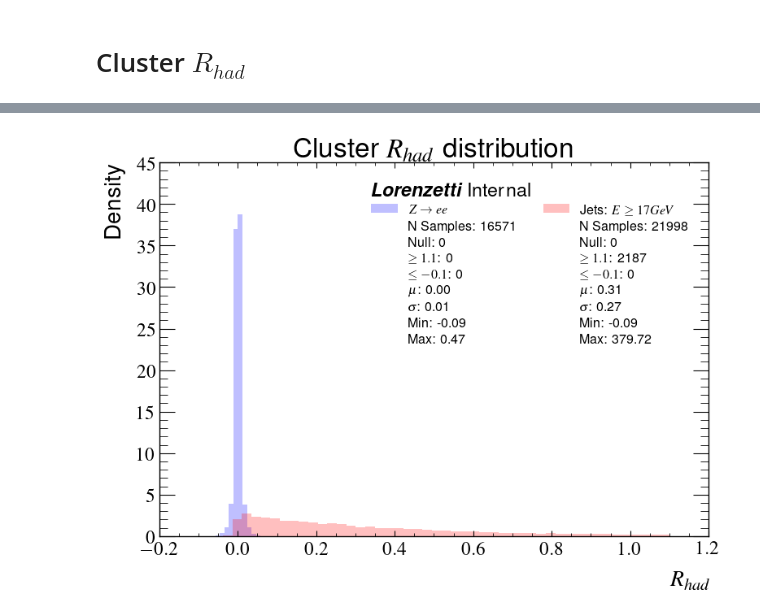
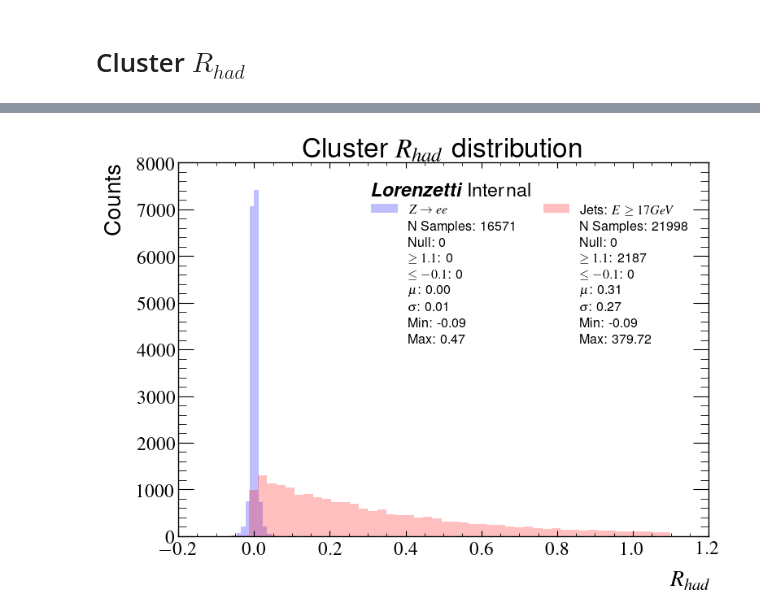
Before and after one commit to lucasbanunes/boosted-lorenzetti, a Jupyter notebook: cluster_profile.ipynb, the cells around one changed output, grey strips where cells are left out. Drawn from its saved outputs; the diff is of its cells as text; code cells hidden in the pictures.

```diff
--- a/cluster_profile.ipynb
+++ b/cluster_profile.ipynb
@@ -199,8 +226,17 @@ fig.savefig(output_dir/'cl_eta_distribution.png', bbox_inches='tight', dpi=300)
 # %% [markdown]
 # Cluster $\phi$
 # %%
+density = False
 col_name = 'cl_phi'
 xlabel = '$\\phi$'
+
+if density:
+    filename = 'cl_phi_distribution_density.png'
+    ylabel = 'Density'
+else:
+    filename = 'cl_phi_distribution.png'
+    ylabel = 'Counts'
+
 fig, ax = plt.subplots()
 for name, dataset_info in datasets.items():
     logging.info(f'Plotting dataset {name}')
@@ -212,14 +248,14 @@ for name, dataset_info in datasets.items():
         metrics=False,
         ax_set=dict(
             xlabel=xlabel,
-            ylabel='Density',
+            ylabel=ylabel,
             title=f'Cluster {xlabel} distribution',
         ),
         hist_kwargs=dict(
             histtype='stepfilled',
             label=dataset_info['label'],
             color=dataset_info['color'],
-            density=True,
+            density=density,
             alpha=0.25
         )
     )
@@ -237,5 +273,5 @@ ax.legend(
     title_fontproperties=dict(size='large')
 )
 fig.tight_layout()
-fig.savefig(output_dir/'cl_phi_distribution.png', bbox_inches='tight', dpi=300)
+fig.savefig(output_dir/filename, bbox_inches='tight', dpi=300)
 # %% [output]
@@ -299,8 +345,17 @@ fig.savefig(output_dir/'cl_eratio_distribution.png', bbox_inches='tight', dpi=30
 [figure]
 # %%
+density = True
 col_name = 'cl_eratio'
 xlabel = '$E_{{ratio}}$'
 eta_limit = 0.8
+
+if density:
+    filename = f'cl_eratio__abs_cl_eta_lower_{eta_limit}_distribution_density.png'
+    ylabel = 'Density'
+else:
+    filename = f'cl_eratio__abs_cl_eta_lower_{eta_limit}_distribution.png'
+    ylabel = 'Counts'
+
 fig, ax = plt.subplots()
 for name, dataset_info in datasets.items():
     logging.info(f'Plotting dataset {name}')
@@ -319,14 +374,14 @@ for name, dataset_info in datasets.items():
         metrics=False,
         ax_set=dict(
             xlabel=xlabel,
-            ylabel='Density',
+            ylabel=ylabel,
             title=f'Cluster {xlabel} distribution',
         ),
         hist_kwargs=dict(
             histtype='stepfilled',
             label=dataset_info['label'],
             color=dataset_info['color'],
-            density=True,
+            density=density,
             alpha=0.25
         )
     )
@@ -349,6 +404,6 @@ ax.legend(
     loc='upper left'
 )
 fig.tight_layout()
-fig.savefig(output_dir/f'cl_eratio__abs_cl_eta_lower_{eta_limit}_distribution.png',
+fig.savefig(output_dir/filename,
             bbox_inches='tight', dpi=300)
 # %% [output]
@@ -405,8 +460,17 @@ for name, dataset_info in datasets.items():
 # %% [markdown]
 # Cluster $R_{had}$
 # %%
+density = False
 col_name = 'cl_rhad'
 xlabel = '$R_{{had}}$'
+
+if density:
+    filename = 'cl_rhad_distribution_density.png'
+    ylabel = 'Density'
+else:
+    filename = 'cl_rhad_distribution.png'
+    ylabel = 'Counts'
+
 fig, ax = plt.subplots()
 for name, dataset_info in datasets.items():
     logging.info(f'Plotting dataset {name}')
@@ -423,14 +487,14 @@ for name, dataset_info in datasets.items():
         metrics=False,
         ax_set=dict(
             xlabel=xlabel,
-            ylabel='Density',
+            ylabel='Density' if density else 'Counts',
             title=f'Cluster {xlabel} distribution',
         ),
         hist_kwargs=dict(
             histtype='stepfilled',
             label=dataset_info['label'],
             color=dataset_info['color'],
-            density=True,
+            density=density,
             alpha=0.25
         )
     )
@@ -451,5 +515,5 @@ ax.legend(
     fontsize='small'
 )
 fig.tight_layout()
-fig.savefig(output_dir/'cl_e_distribution.png', bbox_inches='tight', dpi=300)
+fig.savefig(output_dir/filename, bbox_inches='tight', dpi=300)
 # %% [output]
@@ -458 +522 @@ fig.savefig(output_dir/'cl_e_distribution.png', bbox_inches='tight', dpi=300)
-[figure, old version]
+[figure, new version]
```
Also changed, not shown: parts of 10 cells of this notebook, 4 other files.
